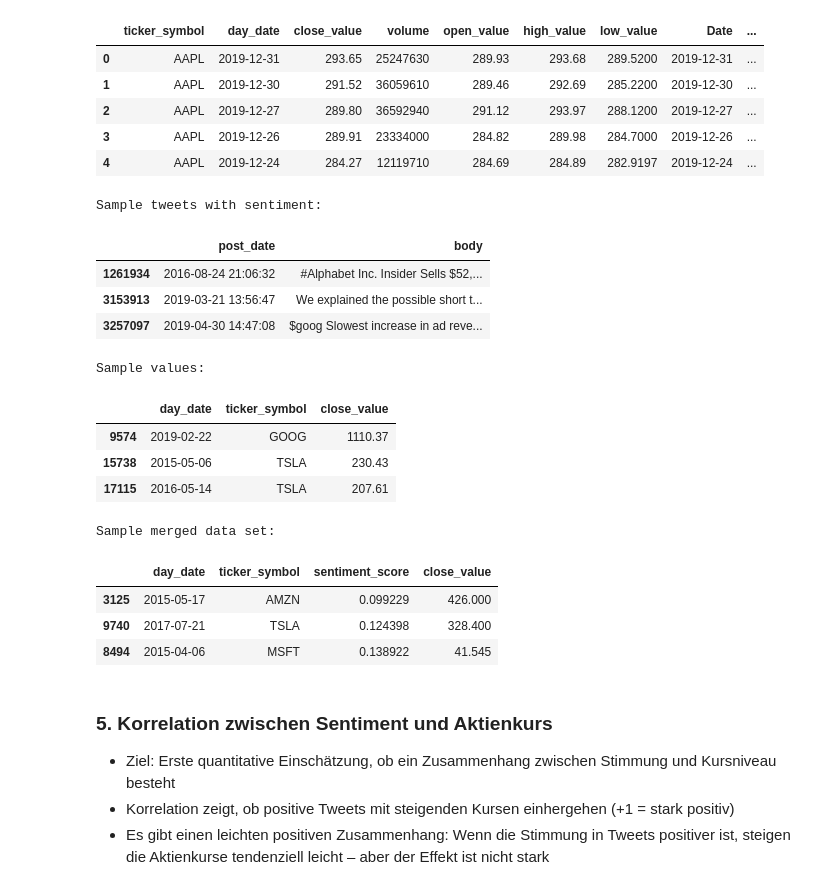
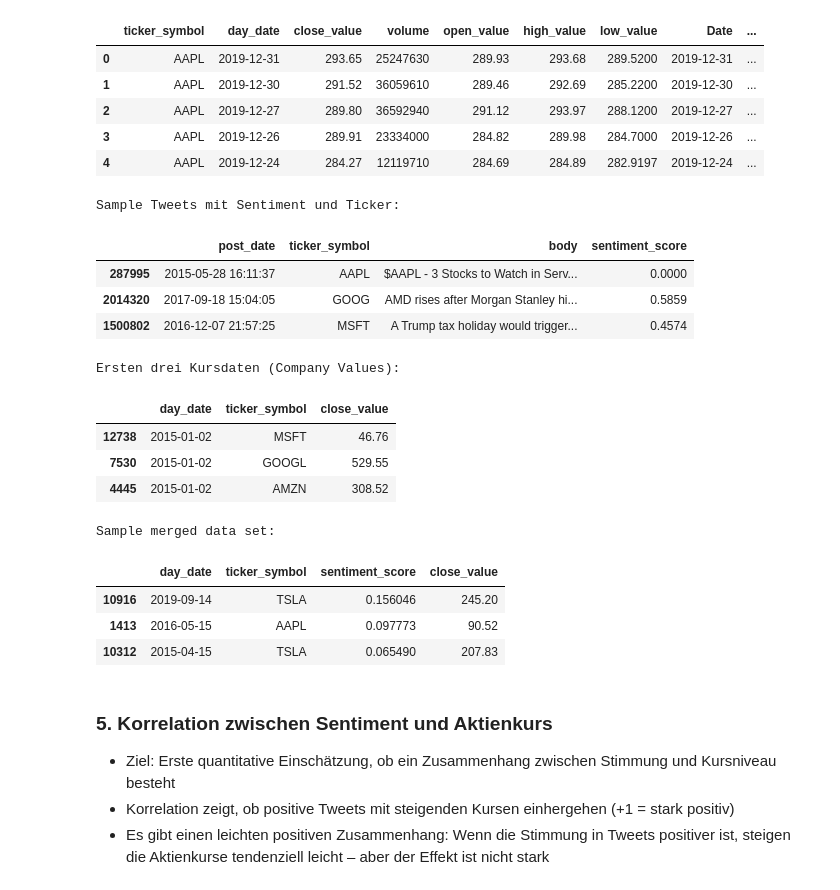
Before and after one commit to erkayK/USW-AI-App, a Jupyter notebook: notebooks/usw_sentiment_stocks.ipynb, the cells around one changed output. Drawn from its saved outputs; the diff is of its cells as text; code cells hidden in the pictures.

```diff
--- a/notebooks/usw_sentiment_stocks.ipynb
+++ b/notebooks/usw_sentiment_stocks.ipynb
@@ -184,30 +180,31 @@ Merged Shape: (10950, 9)
 | 3 | AAPL | 2019-12-26 | 289.91 | 23334000 | 284.82 | 289.98 | 284.7000 | 2019-12-26 | ... |
 | 4 | AAPL | 2019-12-24 | 284.27 | 12119710 | 284.69 | 284.89 | 282.9197 | 2019-12-24 | ... |
 # %%
-print("Sample tweets with sentiment: ")
-display(tweet[['post_date', 'body']].sample(3))
+print("Sample Tweets mit Sentiment und Ticker:")
+display(tweet[['post_date', 'ticker_symbol', 'body', 'sentiment_score']].dropna().sample(3))
 
-print("Sample values: ")
-display(company_value[['day_date', 'ticker_symbol', 'close_value']].sample(3))
+print("Ersten drei Kursdaten (Company Values):")
+display(company_value[['day_date', 'ticker_symbol', 'close_value']].sort_values('day_date').head(3))
+
 
 print("Sample merged data set: ")
 display(merged_df[['day_date', 'ticker_symbol', 'sentiment_score', 'close_value']].sample(3))
 # %% [output]
-Sample tweets with sentiment:
+Sample Tweets mit Sentiment und Ticker:
-|  | post_date | body |
-| 1261934 | 2016-08-24 21:06:32 | #Alphabet Inc. Insider Sells $52,... |
-| 3153913 | 2019-03-21 13:56:47 | We explained the possible short t... |
-| 3257097 | 2019-04-30 14:47:08 | $goog Slowest increase in ad reve... |
+|  | post_date | ticker_symbol | body | sentiment_score |
+| 287995 | 2015-05-28 16:11:37 | AAPL | $AAPL - 3 Stocks to Watch in Serv... | 0.0000 |
+| 2014320 | 2017-09-18 15:04:05 | GOOG | AMD rises after Morgan Stanley hi... | 0.5859 |
+| 1500802 | 2016-12-07 21:57:25 | MSFT | A Trump tax holiday would trigger... | 0.4574 |
-Sample values:
+Ersten drei Kursdaten (Company Values):
 |  | day_date | ticker_symbol | close_value |
-| 9574 | 2019-02-22 | GOOG | 1110.37 |
-| 15738 | 2015-05-06 | TSLA | 230.43 |
-| 17115 | 2016-05-14 | TSLA | 207.61 |
+| 12738 | 2015-01-02 | MSFT | 46.76 |
+| 7530 | 2015-01-02 | GOOGL | 529.55 |
+| 4445 | 2015-01-02 | AMZN | 308.52 |
 Sample merged data set:
 |  | day_date | ticker_symbol | sentiment_score | close_value |
-| 3125 | 2015-05-17 | AMZN | 0.099229 | 426.000 |
-| 9740 | 2017-07-21 | TSLA | 0.124398 | 328.400 |
-| 8494 | 2015-04-06 | MSFT | 0.138922 | 41.545 |
+| 10916 | 2019-09-14 | TSLA | 0.156046 | 245.20 |
+| 1413 | 2016-05-15 | AAPL | 0.097773 | 90.52 |
+| 10312 | 2015-04-15 | TSLA | 0.065490 | 207.83 |
 # %% [markdown]
 ### 5. Korrelation zwischen Sentiment und Aktienkurs
 - Ziel: Erste quantitative Einschätzung, ob ein Zusammenhang zwischen Stimmung und Kursniveau besteht
```
Also changed, not shown: parts of 16 cells of this notebook, 1 other file.
